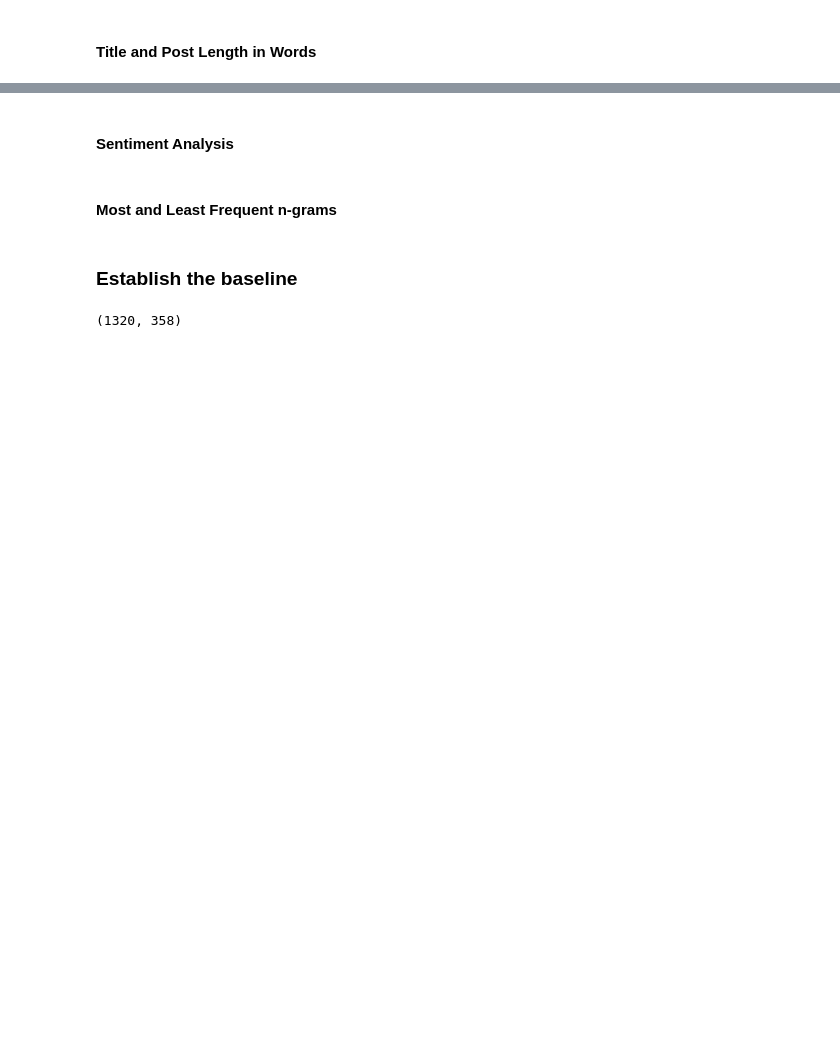
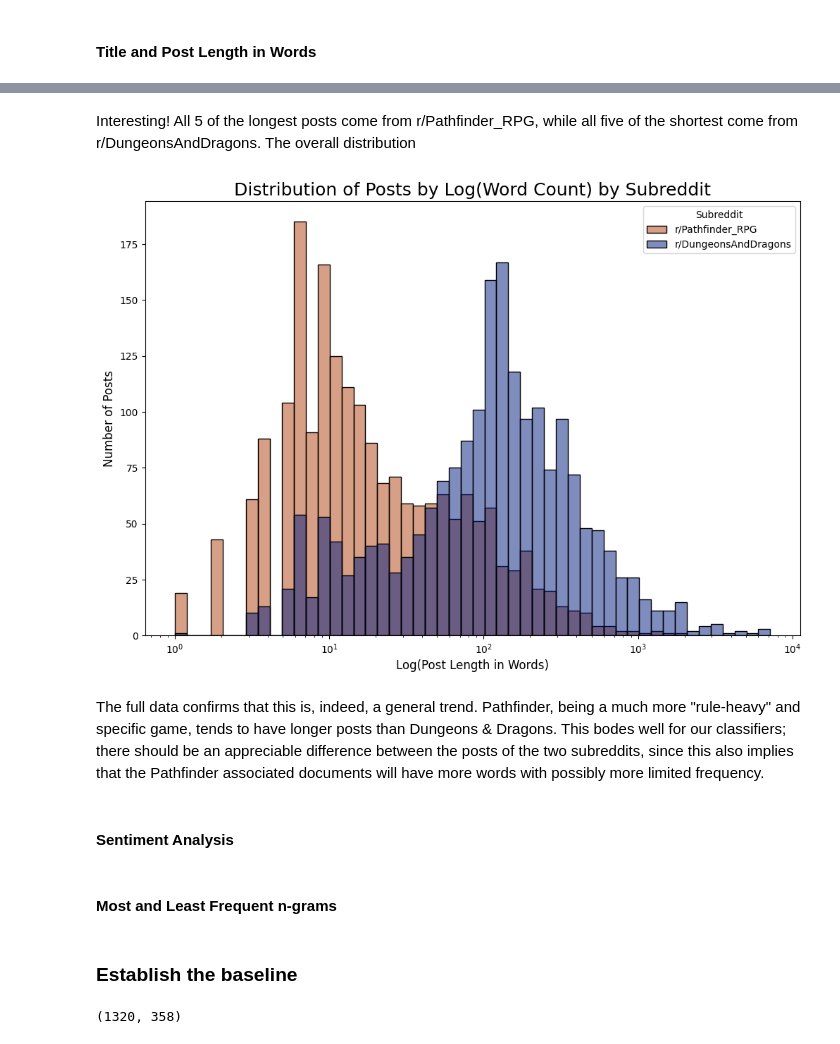
Before and after one commit to dmehta94/project-3-reddit-nlp-litigation-analysis, a Jupyter notebook: code/analysis.ipynb, the cells around one changed output, grey strips where cells are left out. Drawn from its saved outputs; the diff is of its cells as text; code cells hidden in the pictures; blank space fills up the shorter version.

Commit message:
EDA on word count

```diff
--- a/code/analysis.ipynb
+++ b/code/analysis.ipynb
@@ -218,0 +236,13 @@ With the data combined, we can isolate the text and normalize it. In particular,
+# %%
+# Create a new DataFrame that will retain only the information we will pass into our models.
+# Change the case of each word in each document to lower.
+token_df = combined_df[['id', 'all_text', 'isDnD']]
+# %%
+# Instantiate RegexpTokenizer
+retokenizer = RegexpTokenizer('\w+')
+
+# Tokenize the documents in our corpus
+token_df['all_text'] = [retokenizer.tokenize(doc.lower()) for doc in token_df['all_text']]
+
+# Check that it worked
+token_df.head()
@@ -221,2 +264,11 @@ With the data combined, we can isolate the text and normalize it. In particular,
 # %% [markdown]
 #### Title and Post Length in Words
+# %%
+# Make a copy of the tokenized DataFrame for data analysis.
+eda_df = token_df.copy()
+
+# Create a new column called "word_count" to record the length of each document
+eda_df['word_count'] = [len(doc) for doc in eda_df['all_text']]
+
+# Check that it worked
+eda_df.head()
@@ -223,3 +302,22 @@ With the data combined, we can isolate the text and normalize it. In particular,
+# %% [markdown]
+Interesting! All 5 of the longest posts come from r/Pathfinder_RPG, while all five of the shortest come from r/DungeonsAndDragons. The overall distribution
+# %%
+plt.figure(figsize = (12, 8))
+sns.histplot(data = eda_df,
+             x = 'word_count',
+             bins = 50,
+             hue = 'isDnD',
+             palette = 'dark',
+             log_scale = True)
+plt.xlabel('Log(Post Length in Words)', fontdict = {'fontsize': 12})
+plt.ylabel('Number of Posts', fontdict = {'fontsize': 12})
+plt.legend(['r/Pathfinder_RPG', 'r/DungeonsAndDragons'], title = 'Subreddit')
+plt.title('Distribution of Posts by Log(Word Count) by Subreddit',
+          fontdict = {'fontsize': 18});
+# %% [output]
+[figure, added]
+# %% [markdown]
+The full data confirms that this is, indeed, a general trend. Pathfinder, being a much more "rule-heavy" and specific game, tends to have longer posts than Dungeons & Dragons. This bodes well for our classifiers; there should be an appreciable difference between the posts of the two subreddits, since this also implies that the Pathfinder associated documents will have more words with possibly more limited frequency.
 # %% [markdown]
 #### Sentiment Analysis
 # %% [markdown]
```
Also changed, not shown: parts of 11 cells of this notebook.
